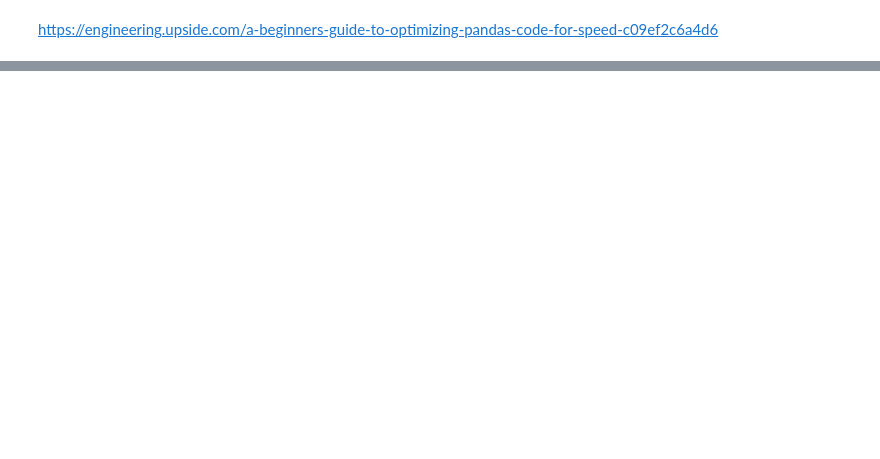
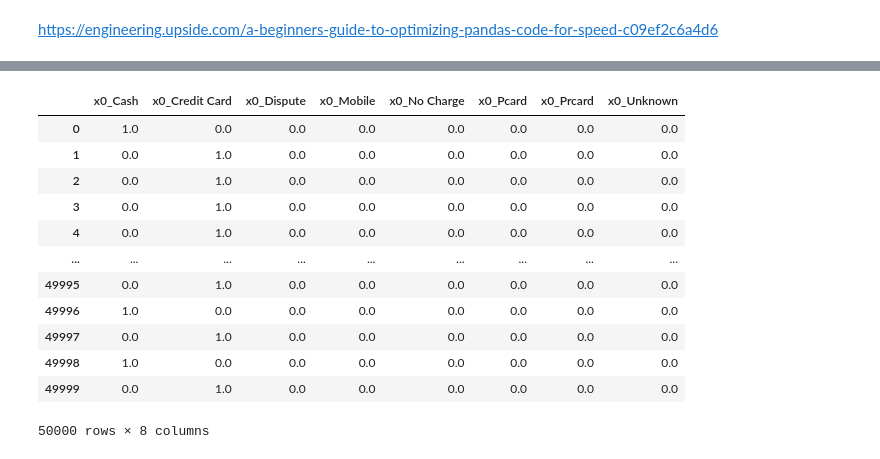
Before and after one commit to LeoFernanndes/portfolio, a Jupyter notebook: ChicagoTaxiRidePrice_parte2.ipynb, the cells around one changed output, grey strips where cells are left out. Cells and saved outputs as stored; diff of their text form; code cells hidden in the pictures; blank space fills up the shorter version.

```diff
--- a/ChicagoTaxiRidePrice_parte2.ipynb
+++ b/ChicagoTaxiRidePrice_parte2.ipynb
@@ -354,0 +451,20 @@ https://engineering.upside.com/a-beginners-guide-to-optimizing-pandas-code-for-s
+# %%
+# pra ficar um pocuo mais legível
+payment_encoded_fit.get_feature_names()
+
+payment_encoded_df.columns = payment_encoded_fit.get_feature_names()
+payment_encoded_df
+# %% [output]
+|  | x0_Cash | x0_Credit Card | x0_Dispute | x0_Mobile | x0_No Charge | x0_Pcard | x0_Prcard | x0_Unknown |
+| 0 | 1.0 | 0.0 | 0.0 | 0.0 | 0.0 | 0.0 | 0.0 | 0.0 |
+| 1 | 0.0 | 1.0 | 0.0 | 0.0 | 0.0 | 0.0 | 0.0 | 0.0 |
+| 2 | 0.0 | 1.0 | 0.0 | 0.0 | 0.0 | 0.0 | 0.0 | 0.0 |
+| 3 | 0.0 | 1.0 | 0.0 | 0.0 | 0.0 | 0.0 | 0.0 | 0.0 |
+| 4 | 0.0 | 1.0 | 0.0 | 0.0 | 0.0 | 0.0 | 0.0 | 0.0 |
+| ... | ... | ... | ... | ... | ... | ... | ... | ... |
+| 49995 | 0.0 | 1.0 | 0.0 | 0.0 | 0.0 | 0.0 | 0.0 | 0.0 |
+| 49996 | 1.0 | 0.0 | 0.0 | 0.0 | 0.0 | 0.0 | 0.0 | 0.0 |
+| 49997 | 0.0 | 1.0 | 0.0 | 0.0 | 0.0 | 0.0 | 0.0 | 0.0 |
+| 49998 | 1.0 | 0.0 | 0.0 | 0.0 | 0.0 | 0.0 | 0.0 | 0.0 |
+| 49999 | 0.0 | 1.0 | 0.0 | 0.0 | 0.0 | 0.0 | 0.0 | 0.0 |
+50000 rows × 8 columns
```
Also changed, not shown: parts of 28 cells of this notebook.
